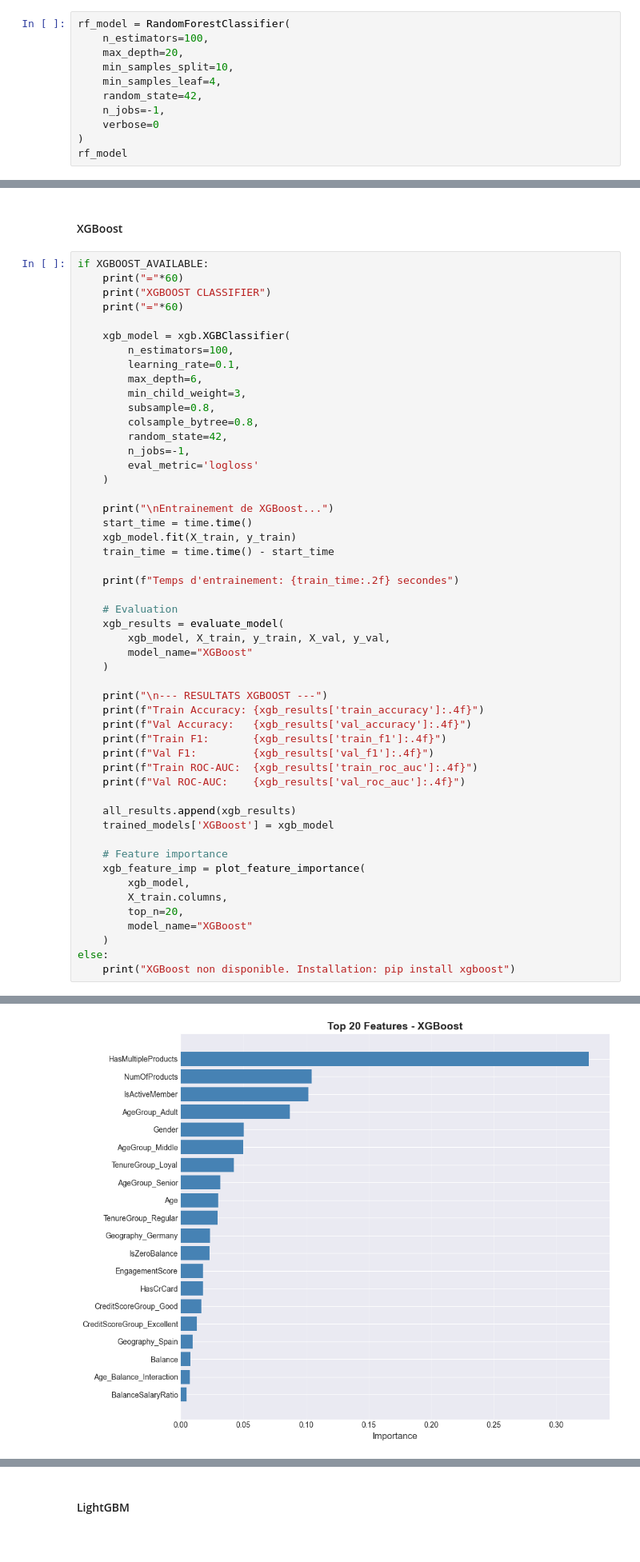
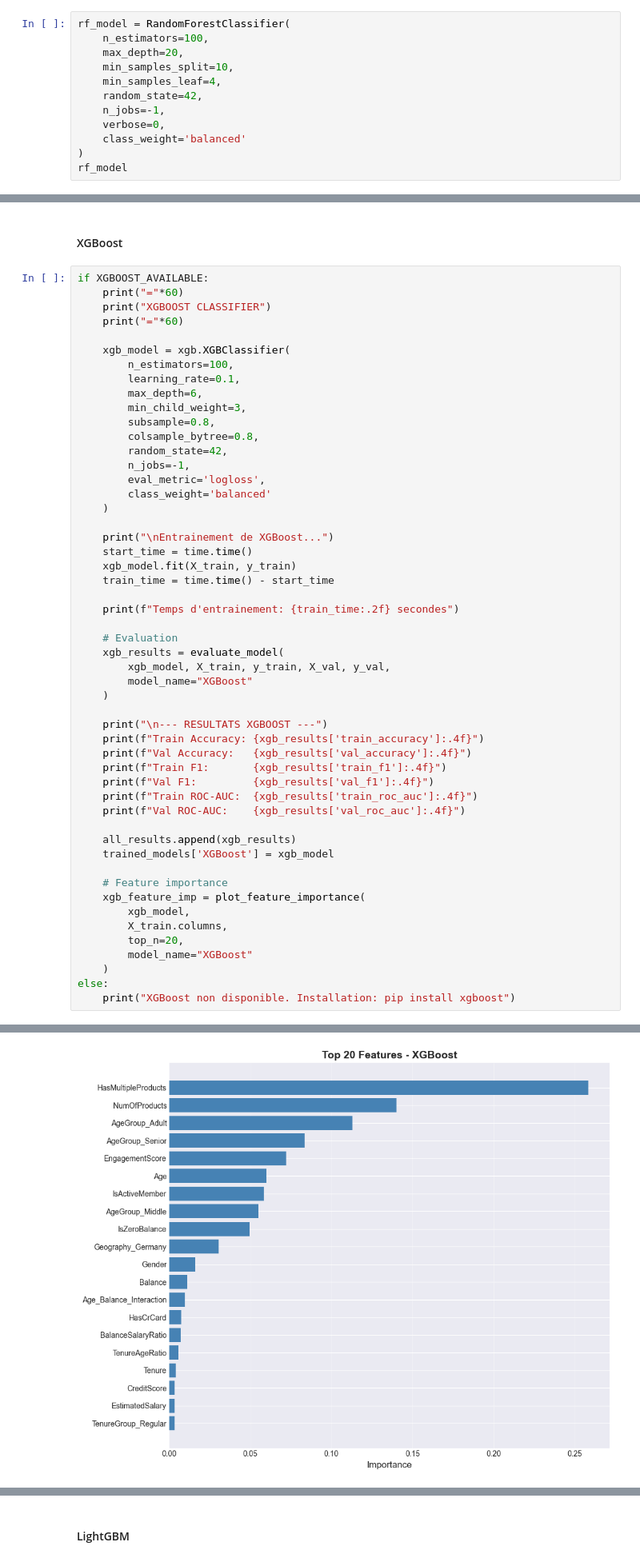
Before and after one commit to Tchapda3002/Ml-churn, a Jupyter notebook: notebooks/churn_03_modelisation.ipynb, the cells around one changed output, grey strips where cells are left out. Shown at 80% size. Saved outputs shown, nothing was run; the diff lists cells and outputs as text.

```diff
--- a/notebooks/churn_03_modelisation.ipynb
+++ b/notebooks/churn_03_modelisation.ipynb
@@ -411,7 +411,8 @@ rf_model = RandomForestClassifier(
     min_samples_leaf=4,
     random_state=42,
     n_jobs=-1,
-    verbose=0
+    verbose=0,
+    class_weight='balanced'
 )
 rf_model
 # %% [output]
@@ -538,7 +540,8 @@ if XGBOOST_AVAILABLE:
         colsample_bytree=0.8,
         random_state=42,
         n_jobs=-1,
-        eval_metric='logloss'
+        eval_metric='logloss',
+        class_weight='balanced'
     )
 
     print("\nEntrainement de XGBoost...")
@@ -592 +595 @@ Val ROC-AUC:    0.9692
-[figure, old version]
+[figure, new version]
```
Also changed, not shown: parts of 43 cells of this notebook, 12 other files.
